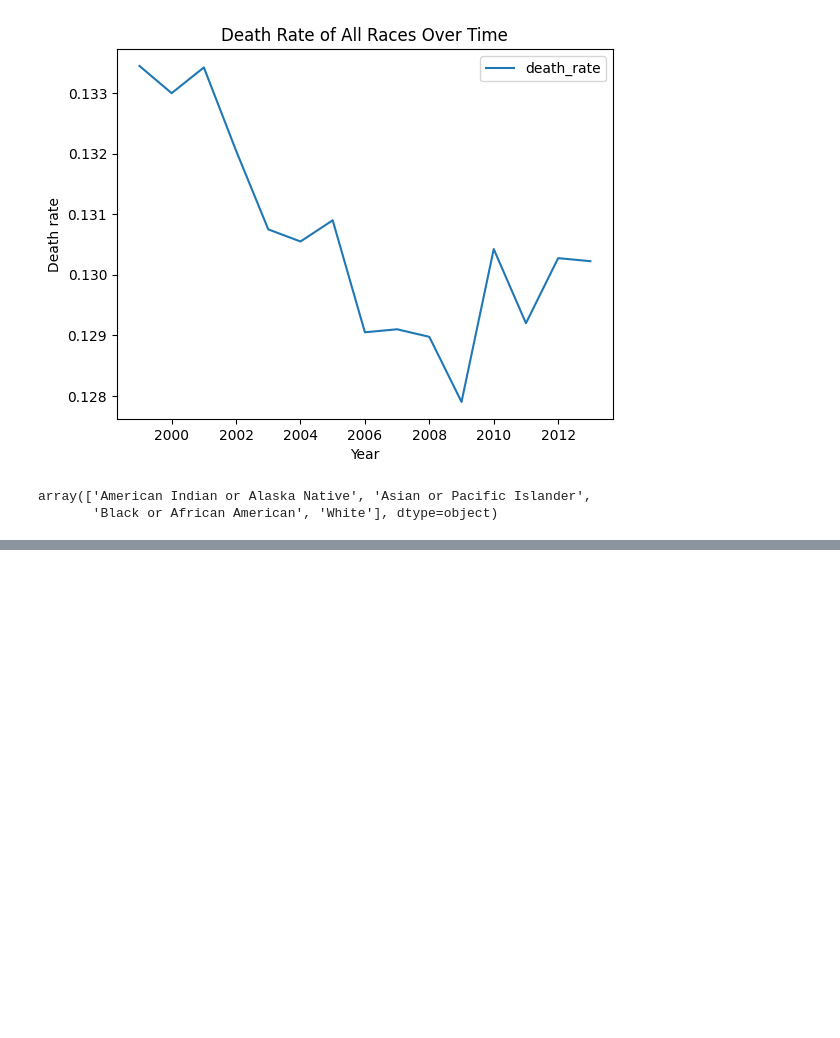
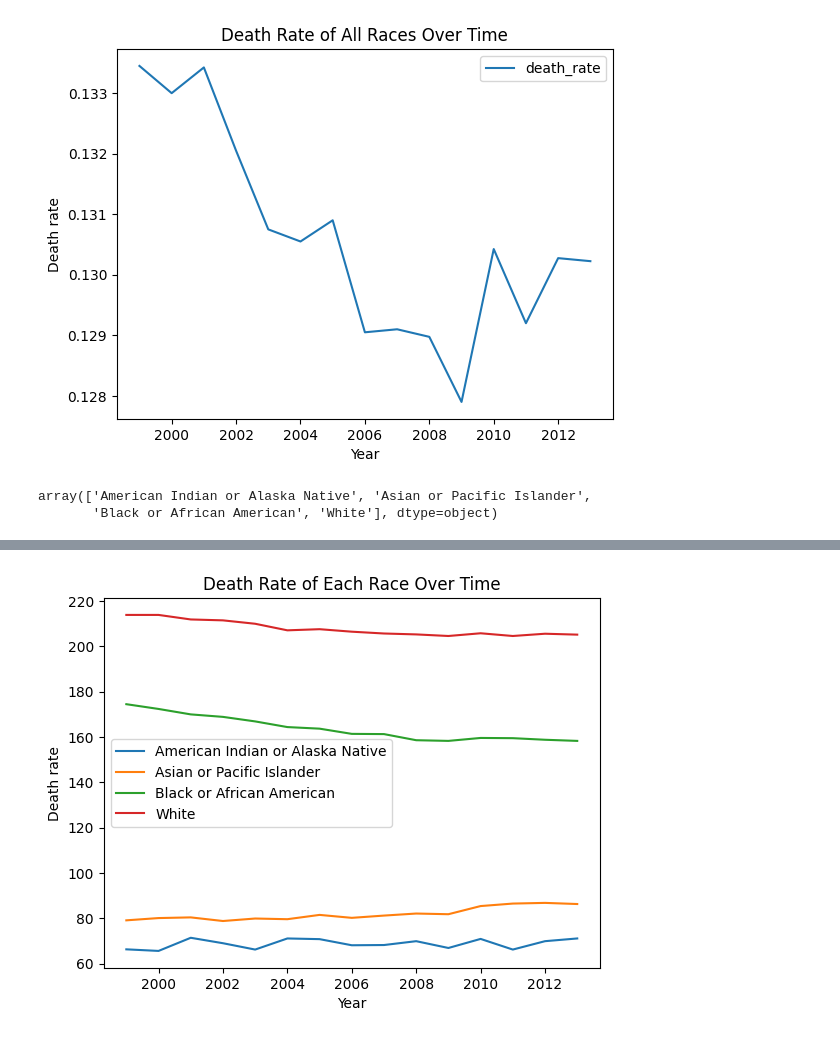
Before and after one commit to Caveexplorer/cdc_api_project, a Jupyter notebook: cdc_eda.ipynb, the cells around one changed output, grey strips where cells are left out. Drawn from its saved outputs; the diff is of its cells as text; code cells hidden in the pictures; blank space fills up the shorter version.

```diff
--- a/cdc_eda.ipynb
+++ b/cdc_eda.ipynb
@@ -148,0 +144,10 @@ death_rate_over_time_by_race.plot()
+# %%
+# look at the death rate over time for each race separately
+racial_dr_over_time = pd.DataFrame(index = range(len(df['year'].unique())))
+
+racial_dr_over_time['American Indian or Alaska Native'] = df[df['race'] == 'American Indian or Alaska Native']['crude_death_rate'].reset_index(drop = True)
+
+for race in df['race'].unique():
+    racial_dr_over_time[race] = df[df['race'] == race]['crude_death_rate'].reset_index(drop = True)
+racial_dr_over_time.set_index(df['year'].unique(), inplace = True)
+racial_dr_over_time
@@ -148,0 +171,5 @@ death_rate_over_time_by_race.plot()
+# %%
+racial_dr_over_time.plot(xlabel="Year", ylabel="Death rate", title = 'Death Rate of Each Race Over Time')
+plt.show()
+# %% [output]
+[figure, added]
```
Also changed, not shown: parts of 10 cells of this notebook.
